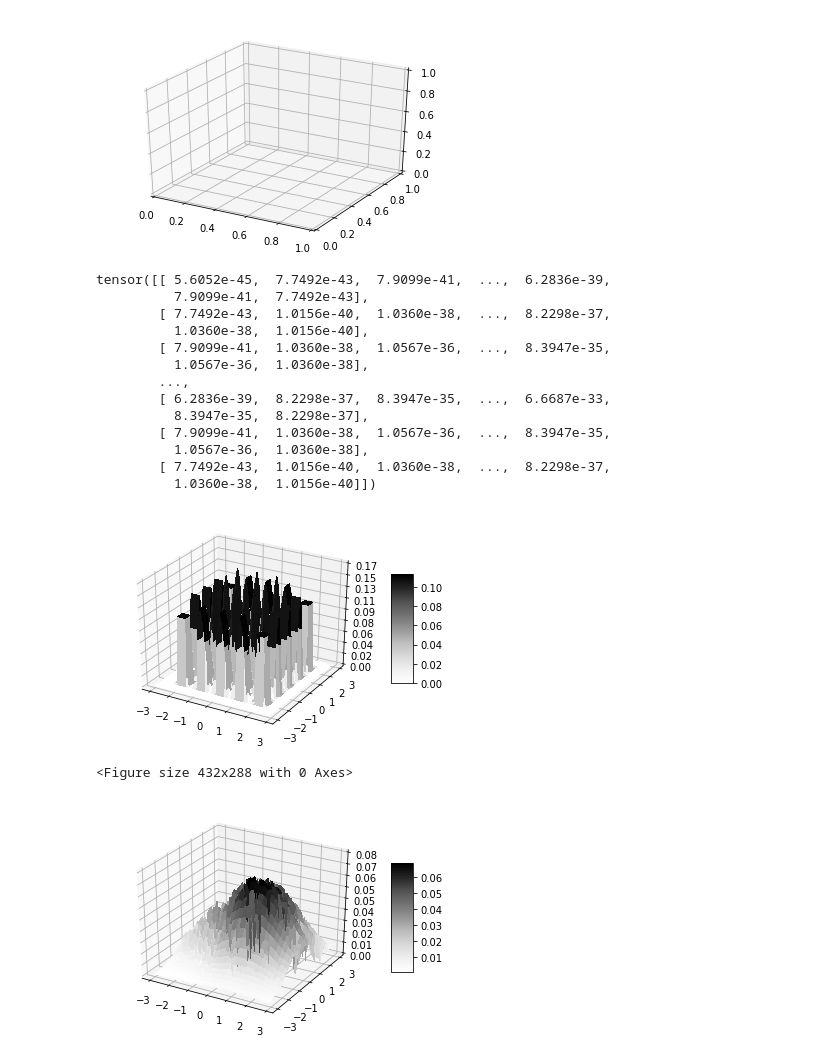
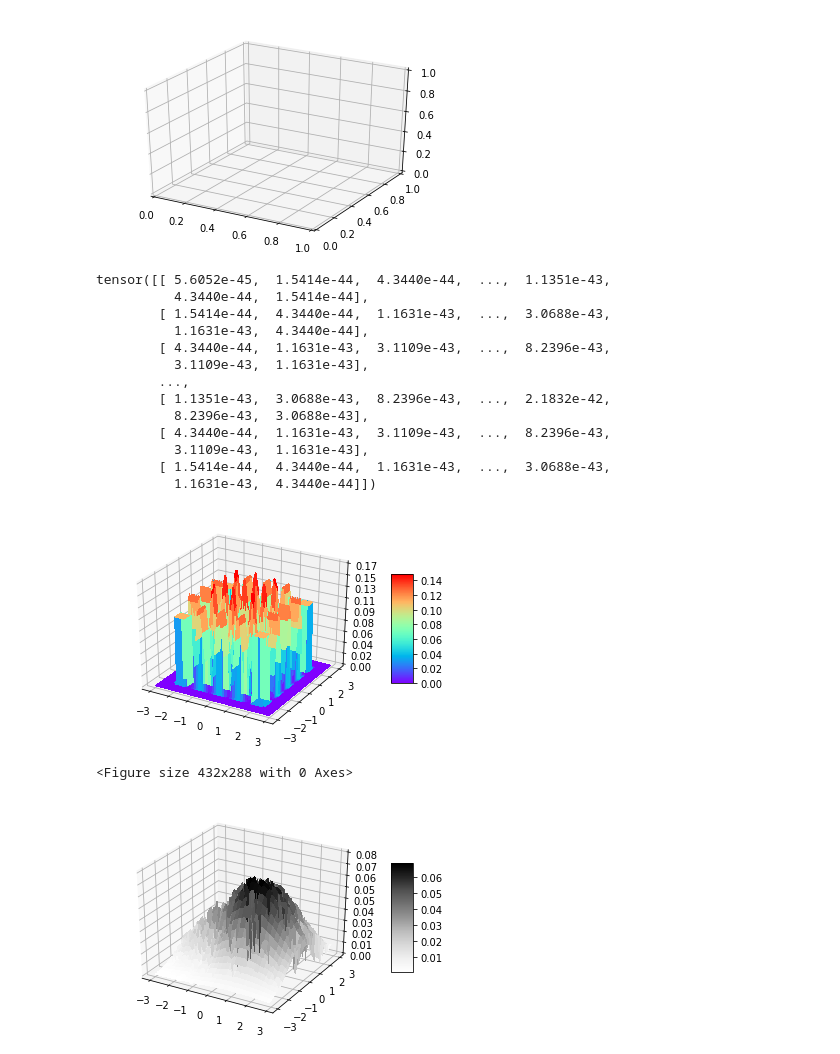
Before and after one commit to atbolsh/glowLU, a Jupyter notebook: PlottingEverything.ipynb, the cells around one changed output. Drawn from its saved outputs; the diff is of its cells as text; code cells hidden in the pictures.

```diff
--- a/PlottingEverything.ipynb
+++ b/PlottingEverything.ipynb
@@ -21,61 +21,61 @@ import distribution2D as d2
 # %%
 #True distribution
 
-X = np.arange(-3, 3, 0.1)
-Y = np.arange(-3, 3, 0.1)
+X = np.arange(-3, 3, 0.02)
+Y = np.arange(-3, 3, 0.02)
 X, Y = np.meshgrid(X, Y)
 
 import torch
 
 x = torch.Tensor(X)
 y = torch.Tensor(Y)
 
 plt.clf()
 fig.clear()
 ax = fig.gca(projection='3d')
 ax.clear()
 
 
-points = torch.zeros(int(6/0.1)**2, 2)
+points = torch.zeros(int(6/0.02)**2, 2)
 
-for i in range(60):
-    for j in range(60):
-        points[60*i + j, 0] = x[i, j]
-        points[60*i + j, 1] = y[i, j]
+for i in range(300):
+    for j in range(300):
+        points[300*i + j, 0] = x[i, j]
+        points[300*i + j, 1] = y[i, j]
 
 
-z = d2.columnVals(points).view(60, 60)
+z = d2.columnVals(points).view(300, 300)
 Z = z.numpy()
 
 print(z)
-surf = ax.plot_surface(X, Y, Z, cmap=cm.Greys,
+surf = ax.plot_surface(X, Y, Z, cmap=cm.rainbow,
                        linewidth=0, antialiased=False)
 ax.set_zlim(0, np.max(Z) + 0.01)
 ax.zaxis.set_major_locator(LinearLocator(10))
 ax.zaxis.set_major_formatter(FormatStrFormatter('%.02f'))
 
 ax.zaxis.set_major_locator(LinearLocator(10))
 ax.zaxis.set_major_formatter(FormatStrFormatter('%.02f'))
 
 
 fig.colorbar(surf, shrink=0.5, aspect=5)
 
 fig
 # %% [output]
-tensor([[ 5.6052e-45,  7.7492e-43,  7.9099e-41,  ...,  6.2836e-39,
-          7.9099e-41,  7.7492e-43],
-        [ 7.7492e-43,  1.0156e-40,  1.0360e-38,  ...,  8.2298e-37,
-          1.0360e-38,  1.0156e-40],
-        [ 7.9099e-41,  1.0360e-38,  1.0567e-36,  ...,  8.3947e-35,
-          1.0567e-36,  1.0360e-38],
+tensor([[ 5.6052e-45,  1.5414e-44,  4.3440e-44,  ...,  1.1351e-43,
+          4.3440e-44,  1.5414e-44],
+        [ 1.5414e-44,  4.3440e-44,  1.1631e-43,  ...,  3.0688e-43,
+          1.1631e-43,  4.3440e-44],
+        [ 4.3440e-44,  1.1631e-43,  3.1109e-43,  ...,  8.2396e-43,
+          3.1109e-43,  1.1631e-43],
         ...,
-        [ 6.2836e-39,  8.2298e-37,  8.3947e-35,  ...,  6.6687e-33,
-          8.3947e-35,  8.2298e-37],
-        [ 7.9099e-41,  1.0360e-38,  1.0567e-36,  ...,  8.3947e-35,
-          1.0567e-36,  1.0360e-38],
-        [ 7.7492e-43,  1.0156e-40,  1.0360e-38,  ...,  8.2298e-37,
-          1.0360e-38,  1.0156e-40]])
+        [ 1.1351e-43,  3.0688e-43,  8.2396e-43,  ...,  2.1832e-42,
+          8.2396e-43,  3.0688e-43],
+        [ 4.3440e-44,  1.1631e-43,  3.1109e-43,  ...,  8.2396e-43,
+          3.1109e-43,  1.1631e-43],
+        [ 1.5414e-44,  4.3440e-44,  1.1631e-43,  ...,  3.0688e-43,
+          1.1631e-43,  4.3440e-44]])
-[figure, old version]
+[figure, new version]
 <Figure size 432x288 with 0 Axes>
 # %%
 #Deep Model (maxk likelihood)
```
Also changed, not shown: parts of 79 cells of this notebook, 8 other files.
